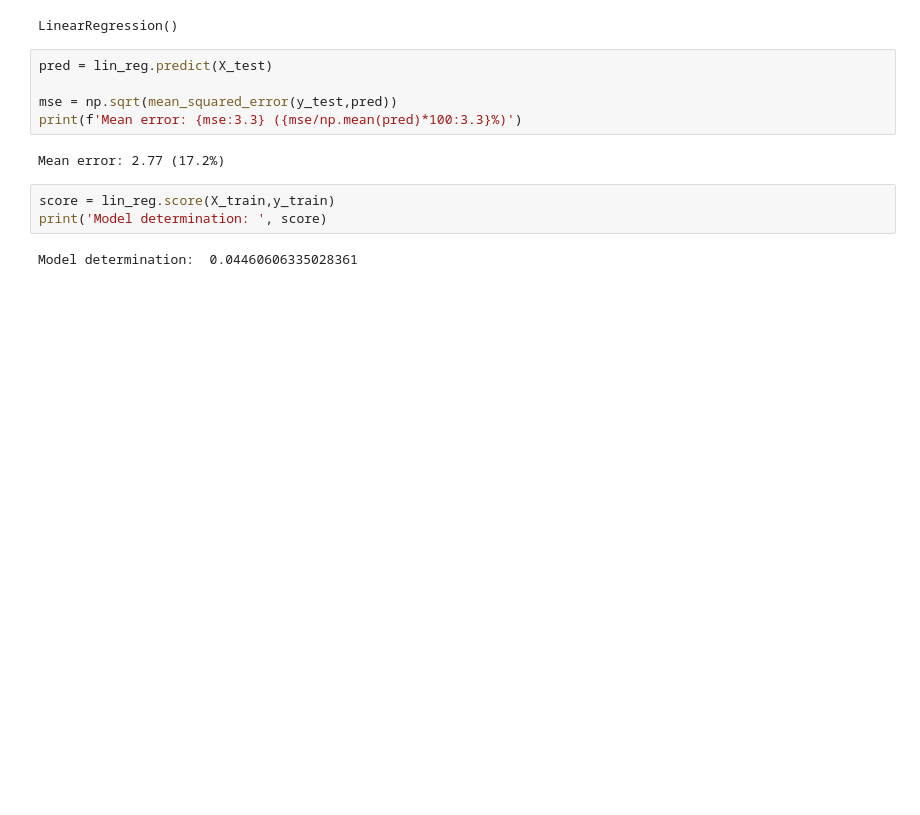
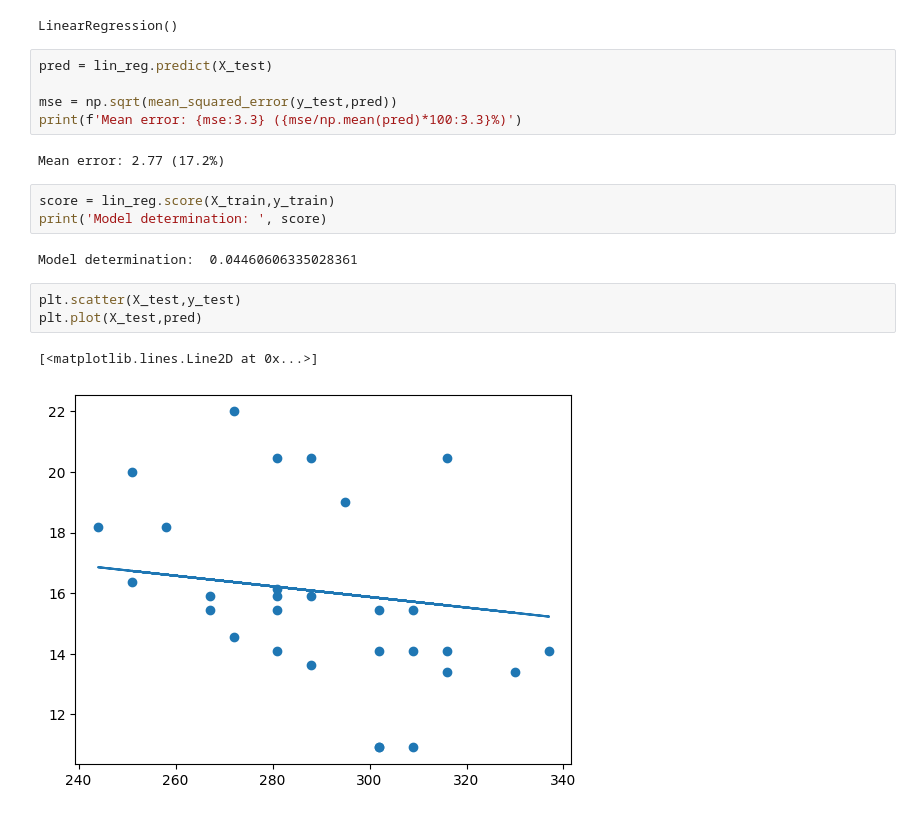
Before and after one commit to Jeffery-Bernasko/ML-For-Beginners, a Jupyter notebook: 2-Regression/3-Linear/notebook.ipynb, the cells around one changed output. Cells and saved outputs as stored; diff of their text form; blank space fills up the shorter version.

```diff
--- a/2-Regression/3-Linear/notebook.ipynb
+++ b/2-Regression/3-Linear/notebook.ipynb
@@ -144,3 +144,9 @@ score = lin_reg.score(X_train,y_train)
 print('Model determination: ', score)
 # %% [output]
 Model determination:  0.04460606335028361
+# %%
+plt.scatter(X_test,y_test)
+plt.plot(X_test,pred)
+# %% [output]
+[<matplotlib.lines.Line2D at 0x...>]
+[figure, added]
```
Also changed, not shown: 2 other files.
